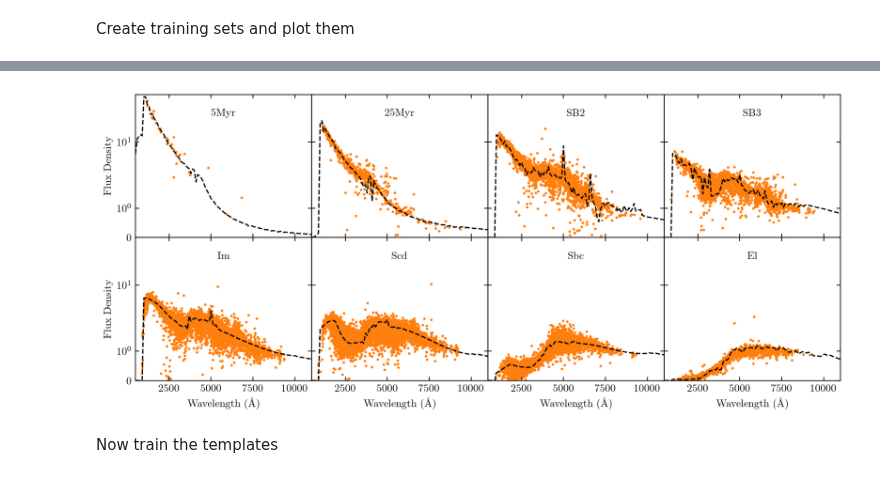
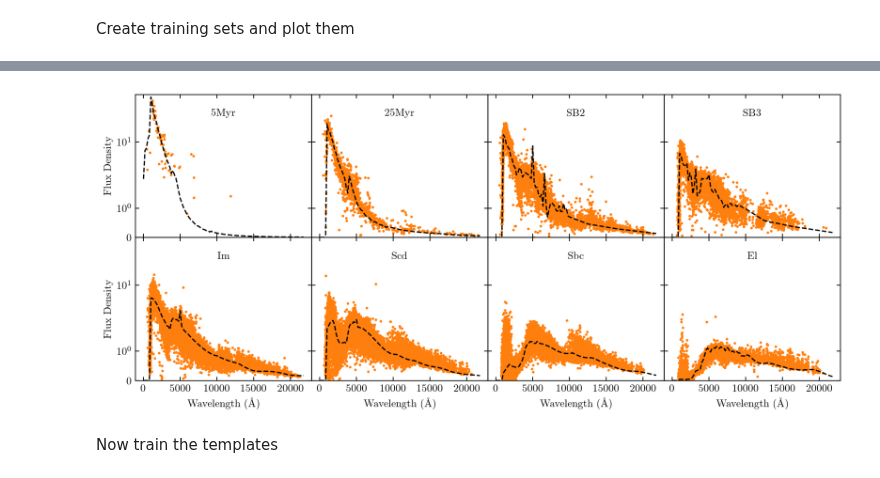
Before and after one commit to dirac-institute/photoz_template_learning, a Jupyter notebook: training_cwwsb4.ipynb, the cells around one changed output, grey strips where cells are left out. Cells and saved outputs as stored; diff of their text form; code cells hidden in the pictures.

```diff
--- a/training_cwwsb4.ipynb
+++ b/training_cwwsb4.ipynb
@@ -27,53 +27,55 @@ with open('data/galaxy_catalog.pkl', 'rb') as input:
 Load the CWW+SB4 templates
 # %%
 cwwsb4_templates = dict()
-step = 100
+step = 200
+lambda_min = 0
+lambda_max = 22000
 
 x, y = np.loadtxt('templates/ssp_5Myr_z008.sed',unpack=True)
 sed = Sed()
-sed.wavelen = np.arange(500,11600,step)*1.0 # downsample
+sed.wavelen = np.arange(lambda_min,lambda_max,step)*1.0 # downsample
 sed.flambda = np.interp(sed.wavelen,x,y)
 cwwsb4_templates['5Myr'] = sed
 
 x, y = np.loadtxt('templates/ssp_25Myr_z008.sed',unpack=True)
 sed = Sed()
-sed.wavelen = np.arange(500,11600,step)*1.0 # downsample
+sed.wavelen = np.arange(lambda_min,lambda_max,step)*1.0 # downsample
 sed.flambda = np.interp(sed.wavelen,x,y)
 cwwsb4_templates['25Myr'] = sed
 
 x, y = np.loadtxt('templates/SB2_B2004a.sed',unpack=True)
 sed = Sed()
-sed.wavelen = np.arange(500,11600,step)*1.0 # downsample
+sed.wavelen = np.arange(lambda_min,lambda_max,step)*1.0 # downsample
 sed.flambda = np.interp(sed.wavelen,x,y)
 cwwsb4_templates['SB2'] = sed
 
 x, y = np.loadtxt('templates/SB3_B2004a.sed',unpack=True)
 sed = Sed()
-sed.wavelen = np.arange(500,11600,step)*1.0 # downsample
+sed.wavelen = np.arange(lambda_min,lambda_max,step)*1.0 # downsample
 sed.flambda = np.interp(sed.wavelen,x,y)
 cwwsb4_templates['SB3'] = sed
 
 x, y = np.loadtxt('templates/Im_B2004a.sed',unpack=True)
 sed = Sed()
-sed.wavelen = np.arange(500,11600,step)*1.0 # downsample
+sed.wavelen = np.arange(lambda_min,lambda_max,step)*1.0 # downsample
 sed.flambda = np.interp(sed.wavelen,x,y)
 cwwsb4_templates['Im'] = sed
 
 x, y = np.loadtxt('templates/Scd_B2004a.sed',unpack=True)
 sed = Sed()
-sed.wavelen = np.arange(500,11600,step)*1.0 # downsample
+sed.wavelen = np.arange(lambda_min,lambda_max,step)*1.0 # downsample
 sed.flambda = np.interp(sed.wavelen,x,y)
 cwwsb4_templates['Scd'] = sed
 
 x, y = np.loadtxt('templates/Sbc_B2004a.sed',unpack=True)
 sed = Sed()
-sed.wavelen = np.arange(500,11600,step)*1.0 # downsample
+sed.wavelen = np.arange(lambda_min,lambda_max,step)*1.0 # downsample
 sed.flambda = np.interp(sed.wavelen,x,y)
 cwwsb4_templates['Sbc'] = sed
 
 x, y = np.loadtxt('templates/El_B2004a.sed',unpack=True)
 sed = Sed()
-sed.wavelen = np.arange(500,11600,step)*1.0 # downsample
+sed.wavelen = np.arange(lambda_min,lambda_max,step)*1.0 # downsample
 sed.flambda = np.interp(sed.wavelen,x,y)
 cwwsb4_templates['El'] = sed
 # %% [markdown]
@@ -87,42 +89,35 @@ Wall time: 25.4 s
 # %%
 fig, ((ax1,ax2,ax3,ax4),(ax5,ax6,ax7,ax8)) = plt.subplots(2,4,sharex='all',sharey='all',figsize=(12,5))
-
-#x, y = np.loadtxt('templates/ssp_5Myr_z008.sed',unpack=True)
-#sed = Sed()
-#sed.wavelen = np.arange(500,11600,step)*1.0 # downsample
-#sed.flambda = np.interp(sed.wavelen,x,y)
-#ax1.plot(sed.wavelen, sed.flambda, ls="--", c="k")
-#ax1.text(0.5,0.85,'5Myr',transform=ax1.transAxes,ha="center")
 
 templates = ['5Myr','25Myr','SB2','SB3','Im','Scd','Sbc','El']
 axes = [ax1,ax2,ax3,ax4,ax5,ax6,ax7,ax8]
 for i,template in enumerate(templates):
 
     ax = axes[i]
 
     wavelen = [row[0] for row in training_sets[template]]
     fluxes = [row[1] for row in training_sets[template]]
     ax.scatter(wavelen, fluxes, s=2, c="C1")
 
     sed = cwwsb4_templates[template]
     ax.plot(sed.wavelen, sed.flambda, ls="--", c="k")
 
     ax.text(0.5,0.85,template,transform=ax.transAxes,ha="center")
 
-plt.xlim(500,11000)
+#plt.xlim(500,11000)
 plt.ylim(0,80)
 ax5.set_xlabel('Wavelength ($\mathrm{\AA}$)')
 ax6.set_xlabel('Wavelength ($\mathrm{\AA}$)')
 ax7.set_xlabel('Wavelength ($\mathrm{\AA}$)')
 ax8.set_xlabel('Wavelength ($\mathrm{\AA}$)')
 ax1.set_ylabel('Flux Density')
 ax5.set_ylabel('Flux Density')
 plt.subplots_adjust(wspace=0, hspace=0)
 plt.yscale('symlog')
 
 plt.show()
 # %% [output]
-[figure, old version]
+[figure, new version]
 # %% [markdown]
 Now train the templates
 # %%
```
Also changed, not shown: parts of 4 cells of this notebook, 29 other files.
